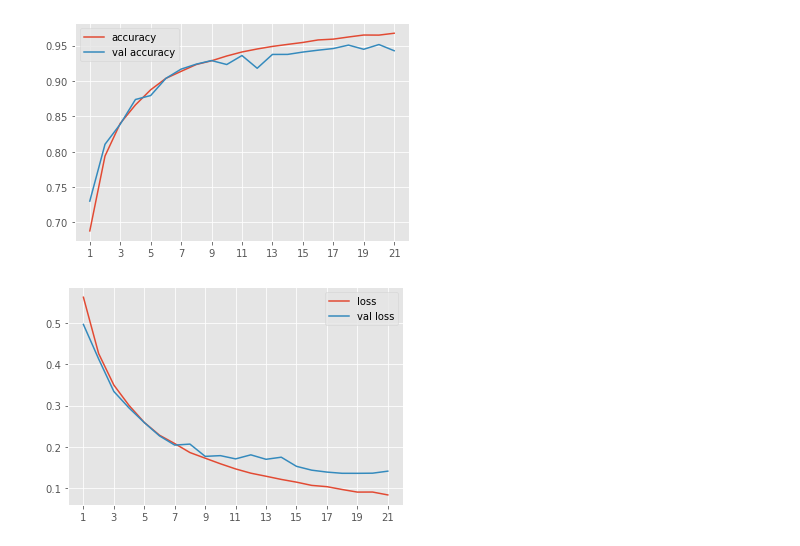
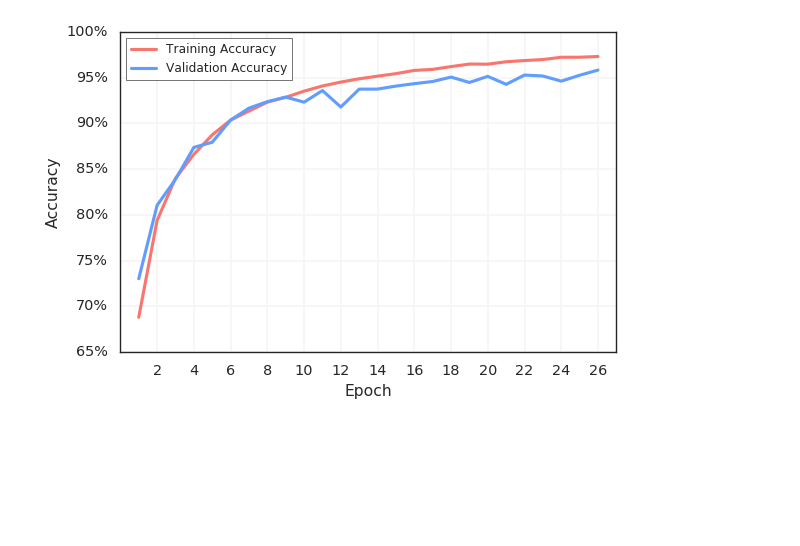
Before and after one commit to culotta2/deepFakeCNN, a Jupyter notebook: HistoryGraphics.ipynb, the cells around one changed output. Cells and saved outputs as stored; diff of their text form; code cells hidden in the pictures; blank space fills up the shorter version.

Commit message:
Images, pickles, new blank notebooks

```diff
--- a/HistoryGraphics.ipynb
+++ b/HistoryGraphics.ipynb
@@ -1,9 +1,10 @@
 # %%
 import numpy as np
 import matplotlib.pyplot as plt
+import matplotlib.ticker as mtick
 import pandas as pd
 
-plt.style.use('ggplot')
+plt.style.use('seaborn-white')
 # %%
 def load_hist(file):
     file = np.load(file, allow_pickle = True).all()
@@ -41,16 +43,23 @@ model_hist
-# %%
-plt.plot(np.arange(1, 22), model_hist['binary_accuracy'], label = "accuracy")
-plt.plot(np.arange(1, 22), model_hist['val_binary_accuracy'], label = "val accuracy")
-plt.xticks(np.arange(1, 22, 2))
-plt.legend()
-plt.show()
-# %% [output]
-[figure, removed]
-# %%
-plt.plot(np.arange(1, 22), model_hist['loss'], label = "loss")
-plt.plot(np.arange(1, 22), model_hist['val_loss'], label = "val loss")
-plt.legend()
-plt.xticks(np.arange(1, 22, 2))
-plt.show()
-# %% [output]
-[figure, removed]
+# %%
+fig, ax = plt.subplots(1, 1, figsize = (8,5))
+plt.grid(color = '#F5F5F5',
+         which = "major")
+plt.plot(np.arange(1, 27), model_hist['binary_accuracy'] * 100, c = "#F8766D", label = "Training Accuracy")
+plt.plot(np.arange(1, 27), model_hist['val_binary_accuracy'] * 100, c = "#619CFF", label = "Validation Accuracy")
+plt.xlabel("Epoch",
+           fontsize = 14)
+plt.ylabel("Accuracy",
+           fontsize = 14)
+plt.xlim((0, 27))
+plt.xticks(np.arange(2, 27, 2),
+           fontsize = 13)
+plt.yticks(fontsize = 13)
+ax.yaxis.set_major_formatter(mtick.PercentFormatter(decimals = 0))
+ax.legend(loc = 'best',
+          fontsize = 11,
+          facecolor = 'white',
+          edgecolor = 'black',
+          frameon = True)
+plt.savefig("accuracy_plot.png", dpi = 400, bbox_inches = 'tight')
+# %% [output]
+[figure, added]
```
Also changed, not shown: parts of 5 cells of this notebook, 7 other files.
